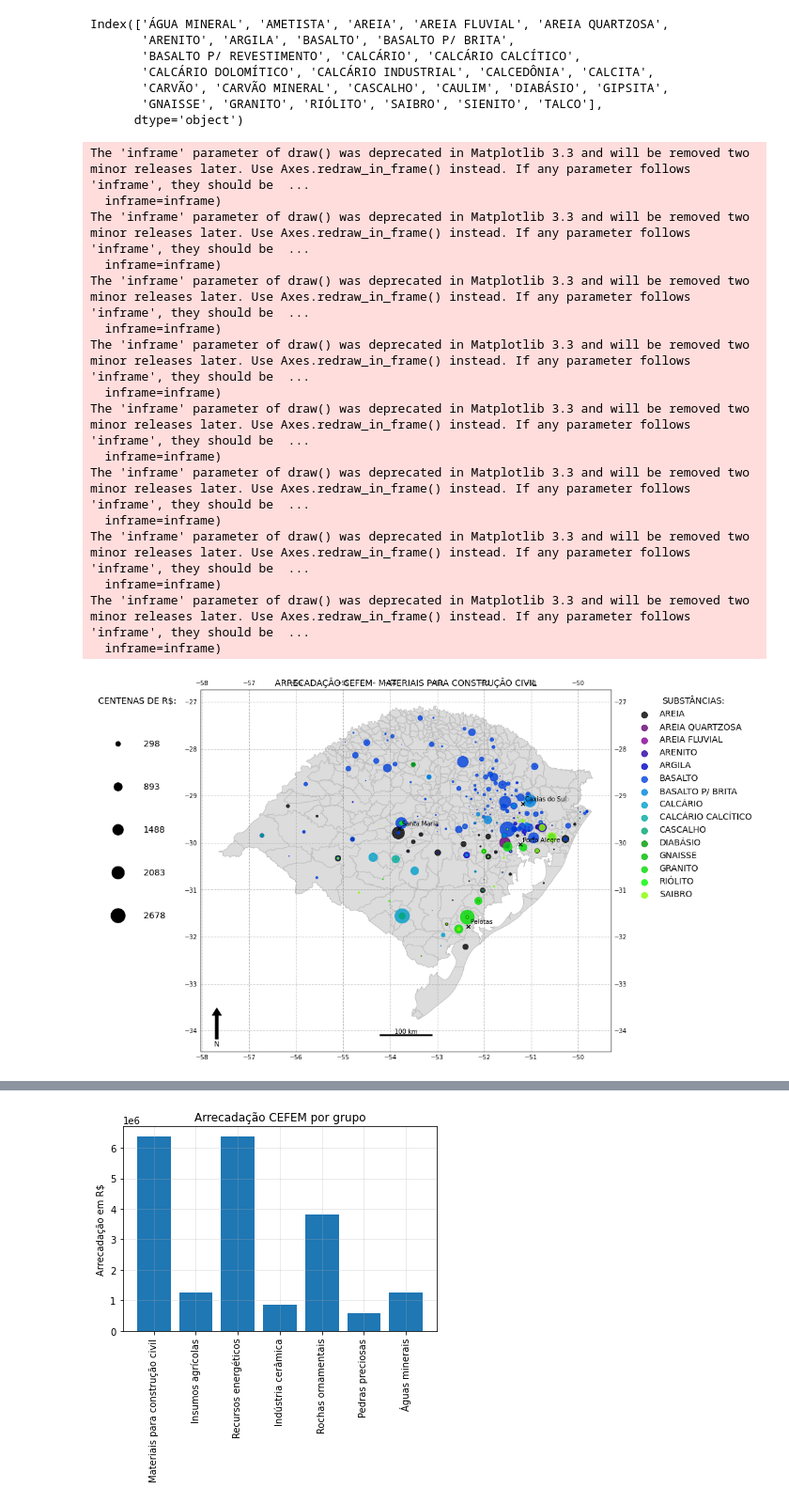
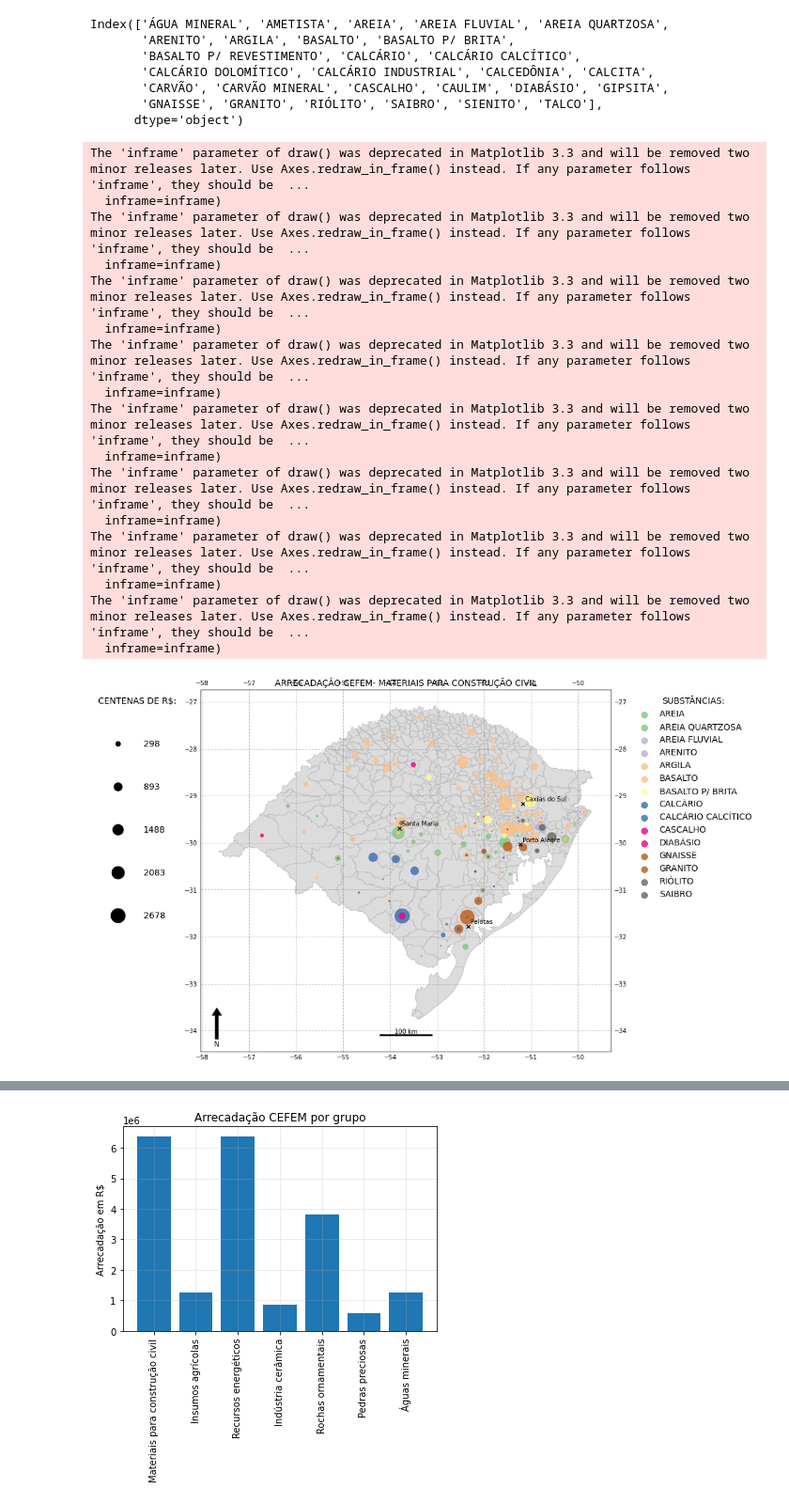
Before and after one commit to robertorolo/Mapas-minera-RS, a Jupyter notebook: arrecadacao.ipynb, the cells around one changed output, grey strips where cells are left out. Shown at 94% size. Cells and saved outputs as stored; diff of their text form; code cells hidden in the pictures.

```diff
--- a/arrecadacao.ipynb
+++ b/arrecadacao.ipynb
@@ -196,8 +196,8 @@ for grupo in grupos:
     l, ss = create_legend(filtrado, n_bins=5, norm=norm)
 
     #colors
-    colormap = plt.cm.nipy_spectral
-    colors = [colormap(i) for i in np.linspace(0, 1, len(colunas))]
+    colormap = plt.cm.Accent
+    colors = [colormap(i) for i in np.linspace(0, 1, len(n_c))]
     ax.set_prop_cycle('color', colors)
 
     for mineral in filtrado.columns:
@@ -228,31 +228,31 @@ for grupo in grupos:
     lgd2 = ax.legend(handles, labels, labelspacing=4, handletextpad=2 , bbox_to_anchor=(-0.04, 1), edgecolor = 'white', fontsize='14', title='CENTENAS DE R$:', title_fontsize='14', loc='upper right')
     nl = []
     for i, handle in enumerate(lgd2.legendHandles):
         handle._legmarker.set_alpha(1)
 
     plt.gca().add_artist(lgd1)
     plt.gca().add_artist(lgd2)
 
     plot_municipios(municipios, lista_municipio, ax, c='black', delta=0.05)
 
     ax.set_title('ARRECADAÇÂO CEFEM- {}'.format(grupo.upper()), loc='center', fontsize='14')
     nome = grupo.upper()
     plt.savefig('imagens/arrecadacao/'+nome+".png", bbox_inches='tight', facecolor='white', dpi = 300, bbox_extra_artists=(lgd1,lgd2))
 # %% [output]
 The 'inframe' parameter of draw() was deprecated in Matplotlib 3.3 and will be removed two minor releases later. Use Axes.redraw_in_frame() instead. If any parameter follows 'inframe', they should be  ...
   inframe=inframe)
 The 'inframe' parameter of draw() was deprecated in Matplotlib 3.3 and will be removed two minor releases later. Use Axes.redraw_in_frame() instead. If any parameter follows 'inframe', they should be  ...
   inframe=inframe)
 The 'inframe' parameter of draw() was deprecated in Matplotlib 3.3 and will be removed two minor releases later. Use Axes.redraw_in_frame() instead. If any parameter follows 'inframe', they should be  ...
   inframe=inframe)
 The 'inframe' parameter of draw() was deprecated in Matplotlib 3.3 and will be removed two minor releases later. Use Axes.redraw_in_frame() instead. If any parameter follows 'inframe', they should be  ...
   inframe=inframe)
 The 'inframe' parameter of draw() was deprecated in Matplotlib 3.3 and will be removed two minor releases later. Use Axes.redraw_in_frame() instead. If any parameter follows 'inframe', they should be  ...
   inframe=inframe)
 The 'inframe' parameter of draw() was deprecated in Matplotlib 3.3 and will be removed two minor releases later. Use Axes.redraw_in_frame() instead. If any parameter follows 'inframe', they should be  ...
   inframe=inframe)
 The 'inframe' parameter of draw() was deprecated in Matplotlib 3.3 and will be removed two minor releases later. Use Axes.redraw_in_frame() instead. If any parameter follows 'inframe', they should be  ...
   inframe=inframe)
 The 'inframe' parameter of draw() was deprecated in Matplotlib 3.3 and will be removed two minor releases later. Use Axes.redraw_in_frame() instead. If any parameter follows 'inframe', they should be  ...
   inframe=inframe)
-[figure, old version]
+[figure, new version]
```
Also changed, not shown: parts of 1 cell of this notebook.
